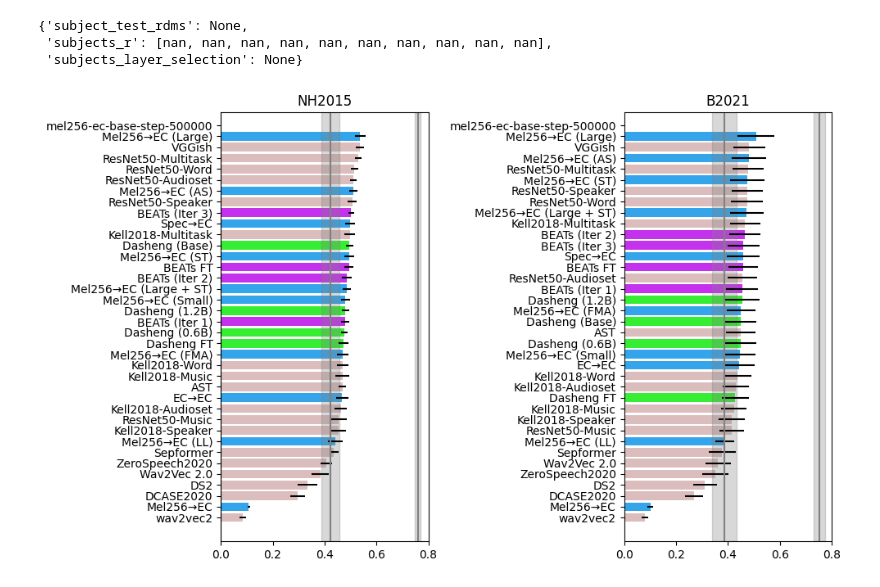
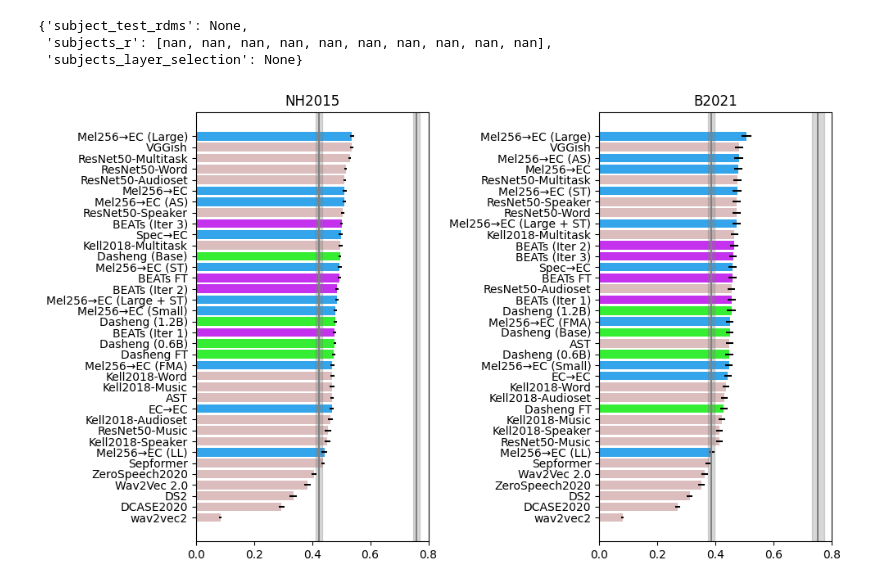
Before and after one commit to mrpep/braindnn, a Jupyter notebook: notebooks/Results.ipynb, the cells around one changed output. Cells and saved outputs as stored; diff of their text form; code cells hidden in the pictures.

```diff
--- a/notebooks/Results.ipynb
+++ b/notebooks/Results.ipynb
@@ -26,18 +26,18 @@ for f in tqdm(Path('../results/voxel_prediction/NH2015comp').glob('*.pkl')):
         model_metadata['comp_{}'.format(row['voxel_id'])] = row['metrics'][0]
     metadata_comp.append(model_metadata)
 
-for f in tqdm(Path('../results/voxel_prediction/NH2015').glob('*.pkl')):
-    data = joblib.load(f)
-    model = f.stem.split('NH2015_')[-1]
-    model_metadata = {'model': model}
-    for row in data:
-        model_metadata['nh2015_{}'.format(row['voxel_id'])] = row['metrics'][0]
-    metadata_nh2015.append(model_metadata)
+#for f in tqdm(Path('../results/voxel_prediction/NH2015').glob('*.pkl')):
+#    data = joblib.load(f)
+#    model = f.stem.split('NH2015_')[-1]
+#    model_metadata = {'model': model}
+#    for row in data:
+#        model_metadata['nh2015_{}'.format(row['voxel_id'])] = row['metrics'][0]
+#    metadata_nh2015.append(model_metadata)
 
 for f in tqdm(Path('../results/rsa/NH2015').glob('*.pkl')):
     subjects_rsa = joblib.load(f)['subjects_r']
     rsa_val = np.nanmean(subjects_rsa)
-    rsa_std = np.nanstd(subjects_rsa)/(np.sqrt(len(subjects_rsa['subjects_r'])-1))
+    rsa_std = np.nanstd(subjects_rsa)/(np.sqrt(len(subjects_rsa)-1))
     model = f.stem.split('RSA_NH2015_')[-1]
     model_metadata = {'model': model,
                       'rsa_nh2015': rsa_val,
@@ -47,7 +47,7 @@ for f in tqdm(Path('../results/rsa/NH2015').glob('*.pkl')):
 for f in tqdm(Path('../results/rsa/B2021').glob('*.pkl')):
     subjects_rsa = joblib.load(f)['subjects_r']
     rsa_val = np.nanmean(subjects_rsa)
-    rsa_std = np.nanstd(subjects_rsa)/(np.sqrt(len(subjects_rsa['subjects_r'])-1))
+    rsa_std = np.nanstd(subjects_rsa)/(np.sqrt(len(subjects_rsa)-1))
     model = f.stem.split('RSA_B2021_')[-1]
     model_metadata = {'model': model,
                       'rsa_b2021': rsa_val,
@@ -55,7 +55,7 @@ for f in tqdm(Path('../results/rsa/B2021').glob('*.pkl')):
     metadata_rsab2021.append(model_metadata)
 
 df_comp = pd.DataFrame(metadata_comp).set_index('model')
-df_nh2015 = pd.DataFrame(metadata_nh2015).set_index('model')
+#df_nh2015 = pd.DataFrame(metadata_nh2015).set_index('model')
 df_rsa_nh2015 = pd.DataFrame(metadata_rsanh2015).set_index('model')
 df_rsa_b2021 = pd.DataFrame(metadata_rsab2021).set_index('model')
 
@@ -242,6 +223,8 @@ df_rsa = df_all[['rsa_nh2015', 'rsa_nh2015_std']]
 df_rsa = df_rsa.sort_values('rsa_nh2015')
 rsa_spectemp = df_rsa.loc['spectemp']
 df_rsa = df_rsa.drop(index='spectemp')
+df_rsa = df_rsa.drop(index='mel256-ec-base-step-500000')
+df_rsa = df_rsa.drop(index='topline')
 ax[0].barh(y=df_rsa.index.map(lambda x: m_to_label[x] if x in m_to_label else x),
            width=df_rsa['rsa_nh2015'],
            xerr=df_rsa['rsa_nh2015_std'],
@@ -255,31 +238,33 @@ topline_nh_mean = np.nanmean(topline_nh['subjects_r'])
 topline_nh_std = np.nanstd(topline_nh['subjects_r'])/(np.sqrt(len(topline_nh['subjects_r'])-1))
 ax[0].axvline(topline_nh_mean, c='gray')
 ax[0].axvspan(topline_nh_mean-topline_nh_std,
               topline_nh_mean+topline_nh_std,
               color='gray', alpha=0.3)
 ax[0].set_title('NH2015')
 df_rsa = df_all[['rsa_b2021', 'rsa_b2021_std']]
 df_rsa = df_rsa.sort_values('rsa_b2021')
 rsa_spectemp = df_rsa.loc['spectemp']
 df_rsa = df_rsa.drop(index='spectemp')
+df_rsa = df_rsa.drop(index='mel256-ec-base-step-500000')
+df_rsa = df_rsa.drop(index='topline')
 ax[1].barh(y=df_rsa.index.map(lambda x: m_to_label[x] if x in m_to_label else x),
            width=df_rsa['rsa_b2021'],
            xerr=df_rsa['rsa_b2021_std'],
            color=df_rsa.index.map(assign_color))
 ax[1].axvline(rsa_spectemp['rsa_b2021'], c='gray')
 ax[1].axvspan(rsa_spectemp['rsa_b2021']-rsa_spectemp['rsa_b2021_std'],
               rsa_spectemp['rsa_b2021']+rsa_spectemp['rsa_b2021_std'],
               color='gray', alpha=0.3)
 topline_b2021 = joblib.load('../results/rsa/B2021/RSA_B2021_topline.pkl')
 topline_b2021_mean = np.nanmean(topline_b2021['subjects_r'])
 topline_b2021_std = np.nanstd(topline_b2021['subjects_r'])/(np.sqrt(len(topline_b2021['subjects_r'])-1))
 ax[1].axvline(topline_b2021_mean, c='gray')
 ax[1].axvspan(topline_b2021_mean-topline_b2021_std,
               topline_b2021_mean+topline_b2021_std,
               color='gray', alpha=0.3)
 ax[1].set_title('B2021')
 ax[0].set_xlim(0,0.8)
 ax[1].set_xlim(0,0.8)
 plt.tight_layout()
 # %% [output]
-[figure, old version]
+[figure, new version]
```
Also changed, not shown: parts of 3 cells of this notebook, 10 other files.
